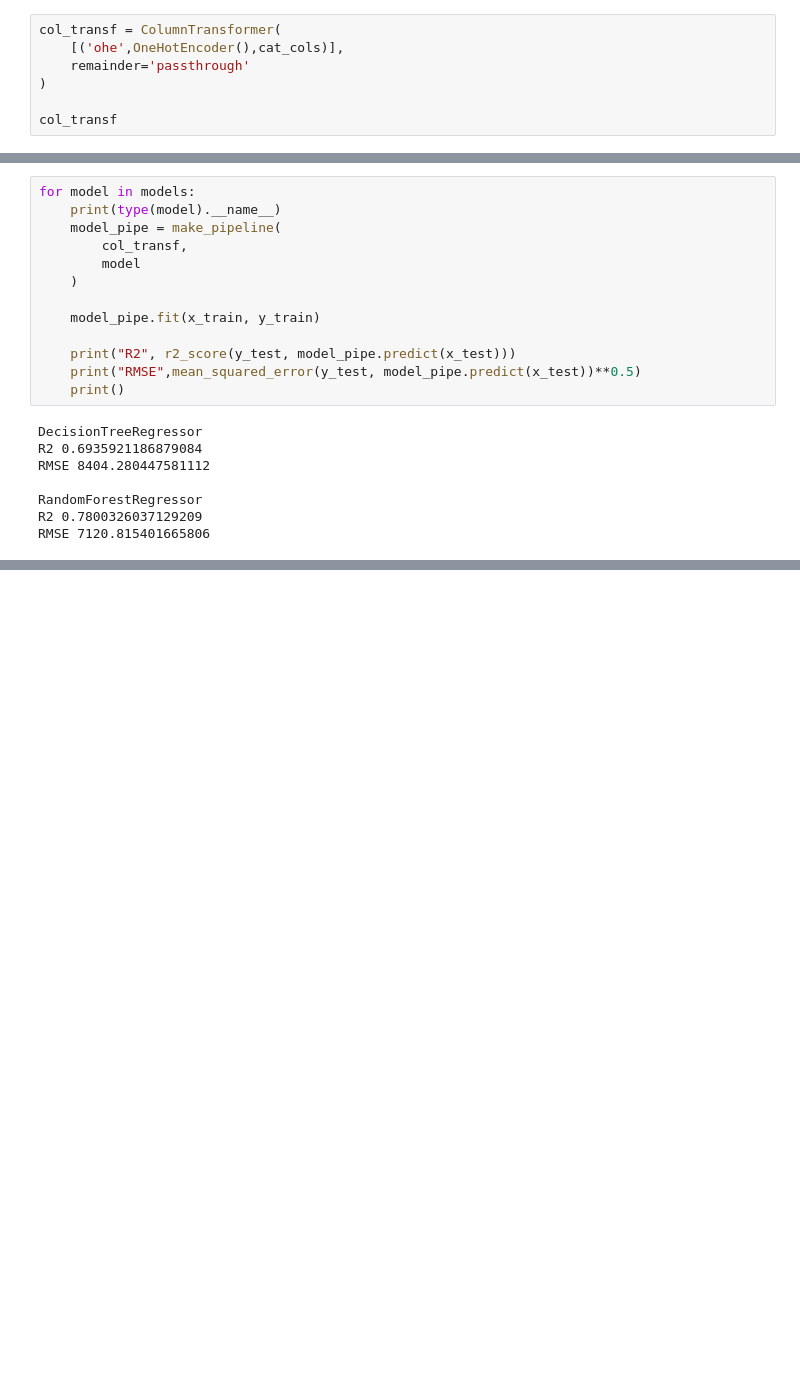
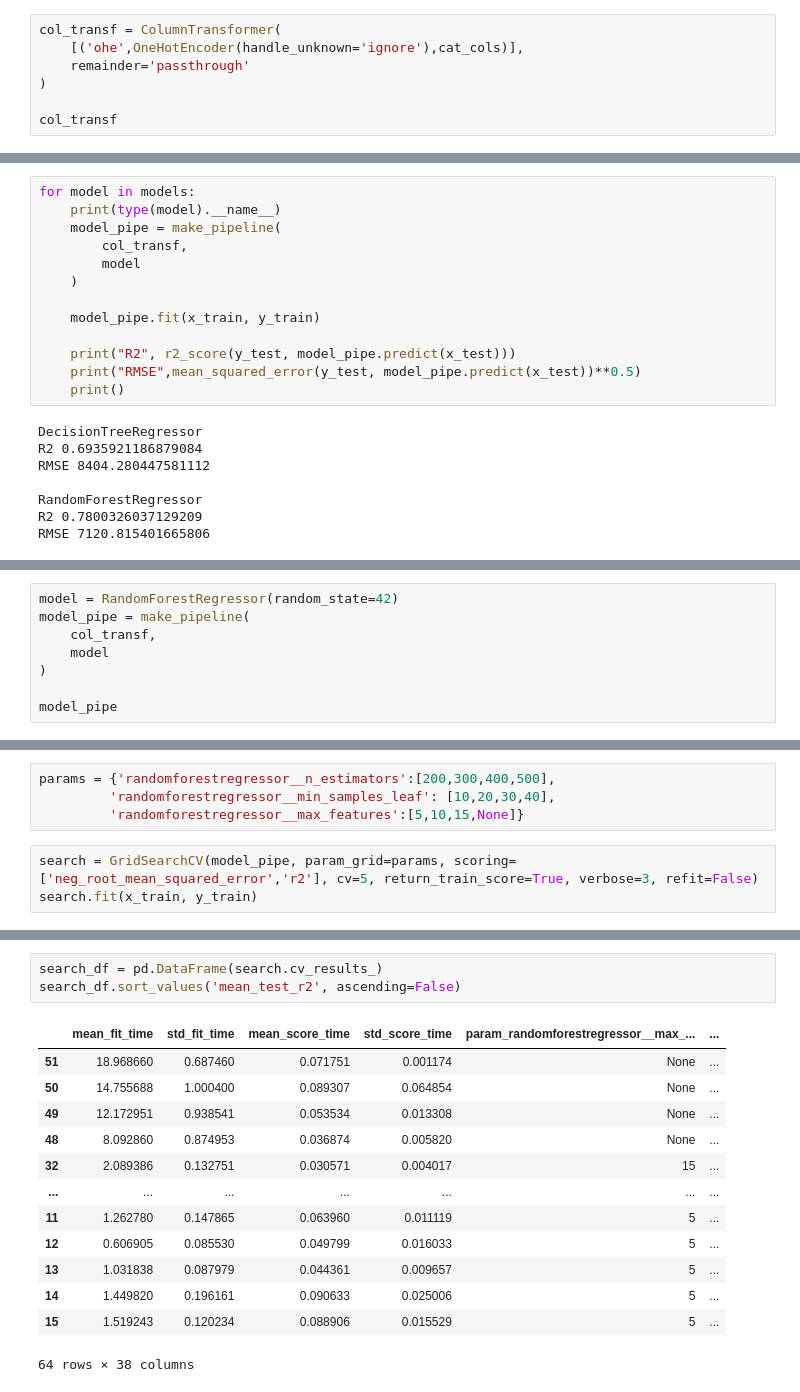
Before and after one commit to nasserboan/car-prices, a Jupyter notebook: projeto.ipynb, the cells around one changed output, grey strips where cells are left out. Drawn from its saved outputs; the diff is of its cells as text; blank space fills up the shorter version.

```diff
--- a/projeto.ipynb
+++ b/projeto.ipynb
@@ -269,7 +270,7 @@ cat_cols = x.select_dtypes(include='category').columns
 num_cols = x.select_dtypes(exclude='category').columns
 # %%
 col_transf = ColumnTransformer(
-    [('ohe',OneHotEncoder(),cat_cols)],
+    [('ohe',OneHotEncoder(handle_unknown='ignore'),cat_cols)],
     remainder='passthrough'
 )
 
@@ -341,0 +347,8 @@ RMSE 7120.815401665806
+# %%
+model = RandomForestRegressor(random_state=42)
+model_pipe = make_pipeline(
+    col_transf,
+    model
+)
+
+model_pipe
@@ -341,0 +365,7 @@ RMSE 7120.815401665806
+# %%
+params = {'randomforestregressor__n_estimators':[200,300,400,500],
+         'randomforestregressor__min_samples_leaf': [10,20,30,40],
+         'randomforestregressor__max_features':[5,10,15,None]}
+# %%
+search = GridSearchCV(model_pipe, param_grid=params, scoring=['neg_root_mean_squared_error','r2'], cv=5, return_train_score=True, verbose=3, refit=False)
+search.fit(x_train, y_train)
@@ -341,0 +408,17 @@ RMSE 7120.815401665806
+# %%
+search_df = pd.DataFrame(search.cv_results_)
+search_df.sort_values('mean_test_r2', ascending=False)
+# %% [output]
+|  | mean_fit_time | std_fit_time | mean_score_time | std_score_time | param_randomforestregressor__max_... | ... |
+| 51 | 18.968660 | 0.687460 | 0.071751 | 0.001174 | None | ... |
+| 50 | 14.755688 | 1.000400 | 0.089307 | 0.064854 | None | ... |
+| 49 | 12.172951 | 0.938541 | 0.053534 | 0.013308 | None | ... |
+| 48 | 8.092860 | 0.874953 | 0.036874 | 0.005820 | None | ... |
+| 32 | 2.089386 | 0.132751 | 0.030571 | 0.004017 | 15 | ... |
+| ... | ... | ... | ... | ... | ... | ... |
+| 11 | 1.262780 | 0.147865 | 0.063960 | 0.011119 | 5 | ... |
+| 12 | 0.606905 | 0.085530 | 0.049799 | 0.016033 | 5 | ... |
+| 13 | 1.031838 | 0.087979 | 0.044361 | 0.009657 | 5 | ... |
+| 14 | 1.449820 | 0.196161 | 0.090633 | 0.025006 | 5 | ... |
+| 15 | 1.519243 | 0.120234 | 0.088906 | 0.015529 | 5 | ... |
+64 rows × 38 columns
```
Also changed, not shown: parts of 14 cells of this notebook.
